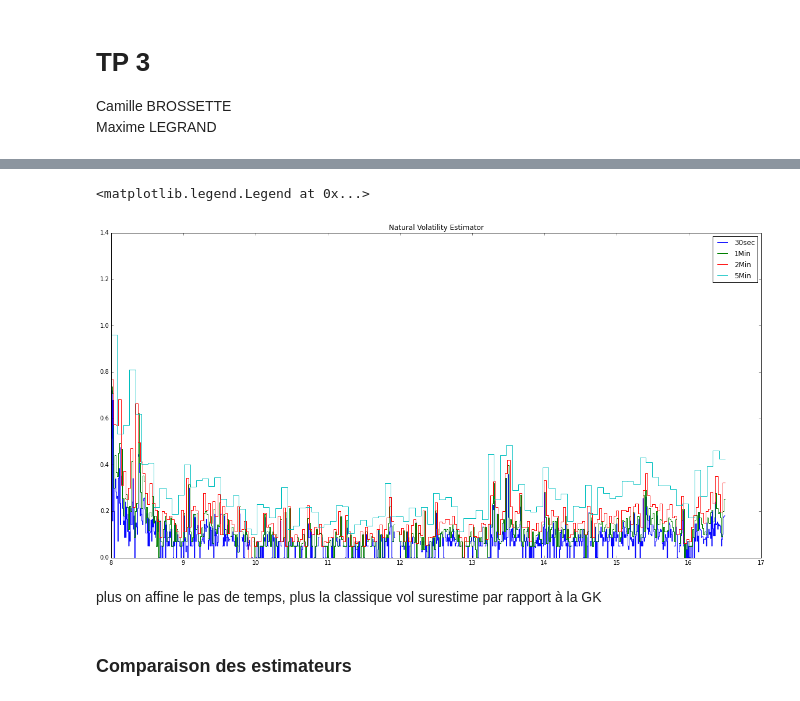
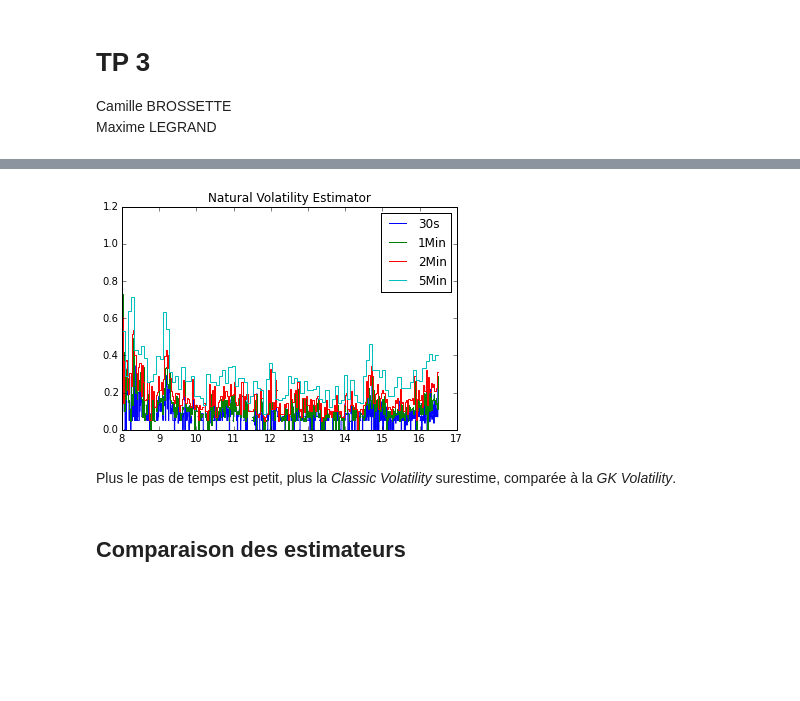
Before and after one commit to m-legrand/TD_Laruelle, a Jupyter notebook: Seance3/TP3.ipynb, the cells around one changed output, grey strips where cells are left out. Cells and saved outputs as stored; diff of their text form; code cells hidden in the pictures; blank space fills up the shorter version.

```diff
--- a/Seance3/TP3.ipynb
+++ b/Seance3/TP3.ipynb
@@ -123,17 +109,18 @@ classic_vol_5Min = Classic_Vol(dftt[1], '5Min')
-# %%
-plt.figure(figsize = (20,10))
-
-plt.step(Time0, classic_vol_30sec, label = '30sec')
-plt.step(Time1, classic_vol_1Min, label = '1Min')
-plt.step(Time2, classic_vol_2Min, label = '2Min')
-plt.step(Time5, classic_vol_5Min, label = '5Min')
-
-plt.title('Natural Volatility Estimator')
-plt.legend()
-# %% [output]
-<matplotlib.legend.Legend at 0x...>
-[figure, removed]
+# %%
+CV = {}
+
+for s in ['30s', '1Min', '2Min', '5Min']:
+    CV[s] = Classic_Vol(dftt[I], s)
+# %%
+for s in ['30s', '1Min', '2Min', '5Min']:
+    plt.step(Time[s], CV[s], label = s)
+
+plt.title('Natural Volatility Estimator')
+plt.legend()
+plt.show()
+# %% [output]
+[figure, added]
 # %% [markdown]
-plus on affine le pas de temps, plus la classique vol surestime par rapport à la GK
+Plus le pas de temps est petit, plus la _Classic Volatility_ surestime, comparée à la _GK Volatility_.
 # %% [markdown]
-### Comparaison des estimateurs
+## Comparaison des estimateurs
```
Also changed, not shown: parts of 21 cells of this notebook.
